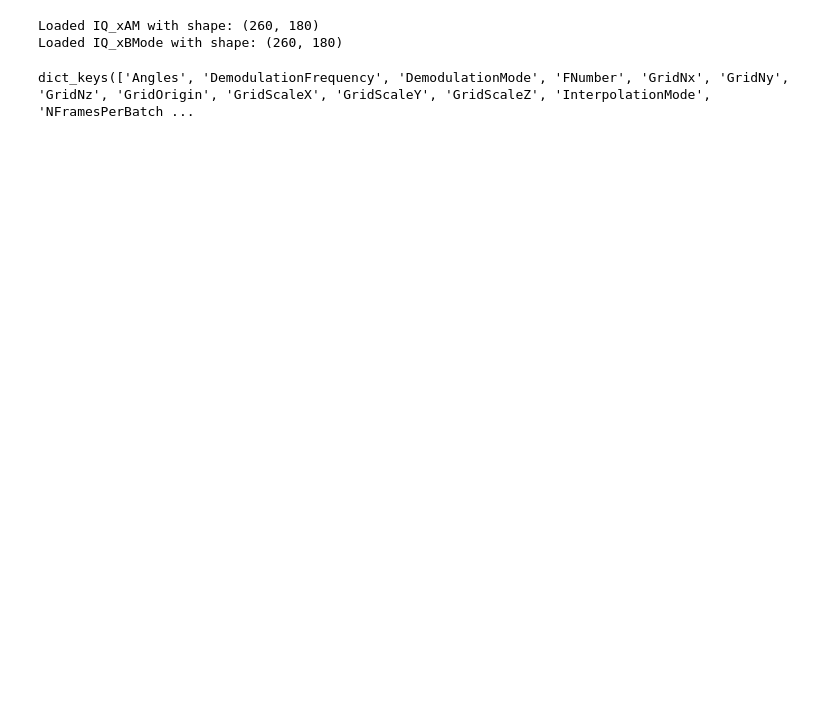
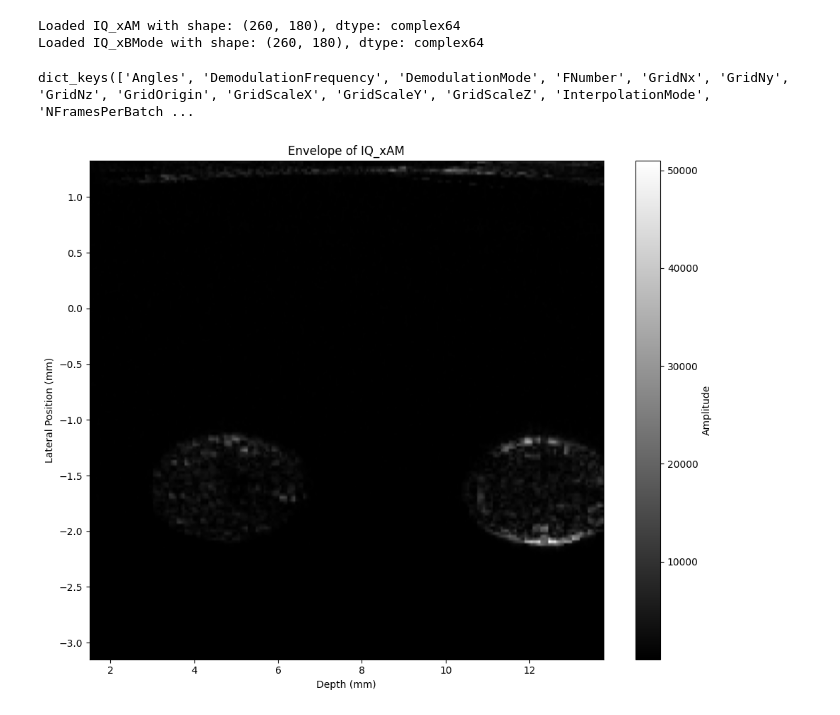
Before and after one commit to fabibombo/NB3026-ultrasound-processing, a Jupyter notebook: notebook1.ipynb, the cells around one changed output. Drawn from its saved outputs; the diff is of its cells as text; code cells hidden in the pictures; blank space fills up the shorter version.

Commit message:
load data and first plots

```diff
--- a/notebook1.ipynb
+++ b/notebook1.ipynb
@@ -58,12 +99,12 @@ def extract_mat_file(filepath):
     return BFData_dict, ReconParams_dict
 # %%
 data_dir = "./data/BioUSElective_20260506_JTLRYTAA/ST/"
-filepath = data_dir + "data_20260506_164831_3V_ST.mat"
+filepath = data_dir + "data_20260506_164831_ST_5.9Vmat_20260506_165551.mat"
 
 BFData, ReconParams = extract_mat_file(filepath)
 # %% [output]
-Loaded IQ_xAM with shape: (260, 180)
-Loaded IQ_xBMode with shape: (260, 180)
+Loaded IQ_xAM with shape: (260, 180), dtype: complex64
+Loaded IQ_xBMode with shape: (260, 180), dtype: complex64
 # %%
 ReconParams.keys()
 # %% [output]
@@ -70,0 +195,6 @@ dict_keys(['Angles', 'DemodulationFrequency', 'DemodulationMode', 'FNumber', 'Gr
+# %%
+# Example usage:
+fig1, ax1 = plot_beamformed_image(BFData, ReconParams, mode='AM')
+# fig2, ax2 = plot_beamformed_image(BFData, ReconParams, mode='BMode')
+# %% [output]
+[figure, added]
```
Also changed, not shown: parts of 2 cells of this notebook.
